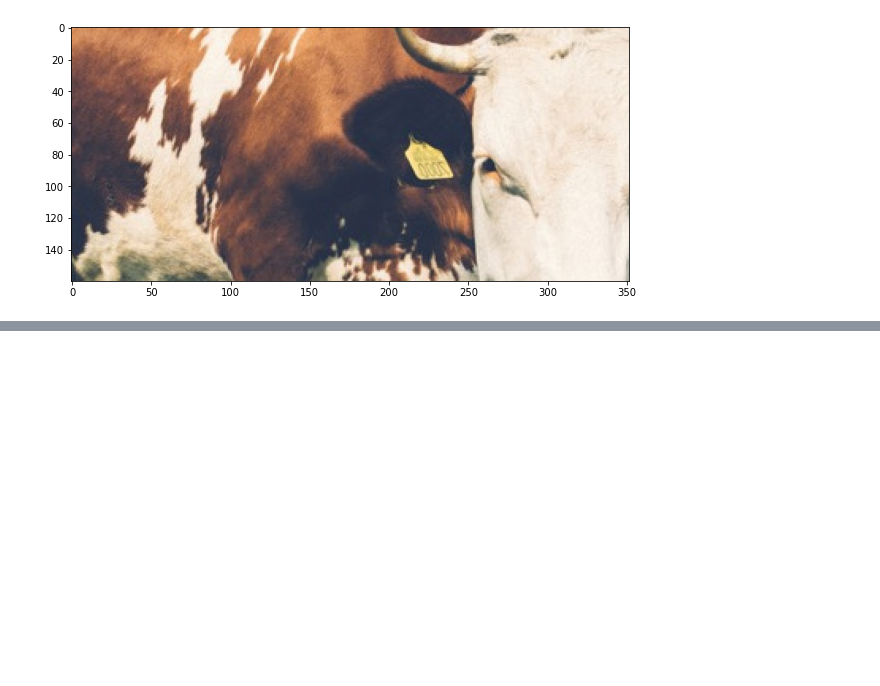
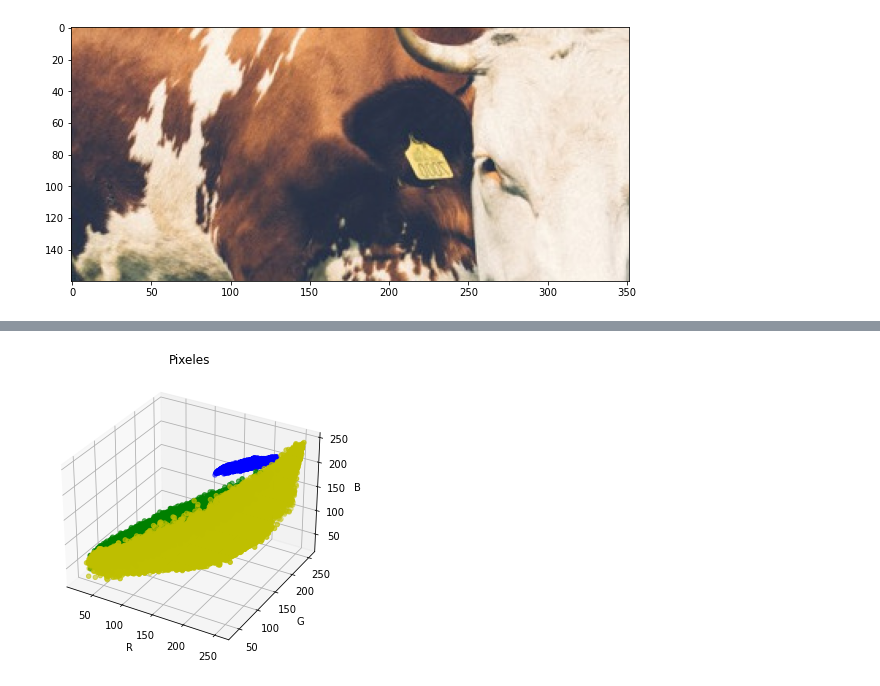
Before and after one commit to dariopenialoza/tp3_SVM, a Jupyter notebook: ej2.ipynb, the cells around one changed output, grey strips where cells are left out. Cells and saved outputs as stored; diff of their text form; code cells hidden in the pictures; blank space fills up the shorter version.

```diff
--- a/ej2.ipynb
+++ b/ej2.ipynb
@@ -58,3 +191,14 @@ print(np.amin(imagen4),np.amax(imagen4))
 (160, 352, 3)
 28 255
 [figure]
+# %%
+df_vaca = pd.DataFrame(columns=list('xyrgb'))
+for i in range(0,160):
+    for j in range(0,352):
+        vr = imagen4[i,j,0]
+        vg = imagen4[i,j,1]
+        vb = imagen4[i,j,2]
+        df_a = pd.DataFrame(data=[[i,j,vr,vg,vb]],columns=list('xyrgb'))
+        df_vaca=df_vaca.append(df_a,ignore_index=True)
+df_vaca = df_vaca.assign(tipo=3)
+df_vaca
@@ -60,0 +219,4 @@ print(np.amin(imagen4),np.amax(imagen4))
+# %%
+dataset = df_cielo.append(df_pasto,ignore_index=True)
+dataset = dataset.append(df_vaca,ignore_index=True)
+dataset
@@ -60,0 +254,47 @@ print(np.amin(imagen4),np.amax(imagen4))
+# %%
+from mpl_toolkits.mplot3d import Axes3D
+# Scatter
+
+# importamos las librerias necesarias
+from mpl_toolkits.mplot3d import axes3d
+import matplotlib.pyplot as plt
+
+# Creamos la figura
+fig = plt.figure()
+# Creamos el plano 3D
+#ax1 = fig.add_subplot( 111, projection='3d')
+ax1 = Axes3D(fig)
+
+# Definimos los datos de prueba
+x = df_cielo['r']
+y = df_cielo['g']
+z = df_cielo['b']
+
+# Datos adicionales
+x2 = df_pasto['r']
+y2 = df_pasto['g']
+z2 = df_pasto['b']
+
+# Datos adicionales
+x3 = df_vaca['r']
+y3 = df_vaca['g']
+z3 = df_vaca['b']
+
+# Agregamos los puntos en el plano 3D
+ax1.scatter3D(x, y, z, c='b', marker='o')
+ax1.scatter3D(x2, y2, z2, c ='g', marker='o')
+ax1.scatter3D(x3, y3, z3, c ='y', marker='o')
+
+ax1.set_title("Pixeles")
+ax1.set_xlabel('R')
+ax1.set_ylabel('G')
+ax1.set_zlabel('B')
+#plt.xlabel('R')
+#plt.ylabel('G')
+# plt.zlabel('B')
+#plt.title('Pixeles')
+
+# Mostramos el gráfico
+plt.show()
+# %% [output]
+[figure, added]
```
Also changed, not shown: parts of 15 cells of this notebook, 18 other files.
